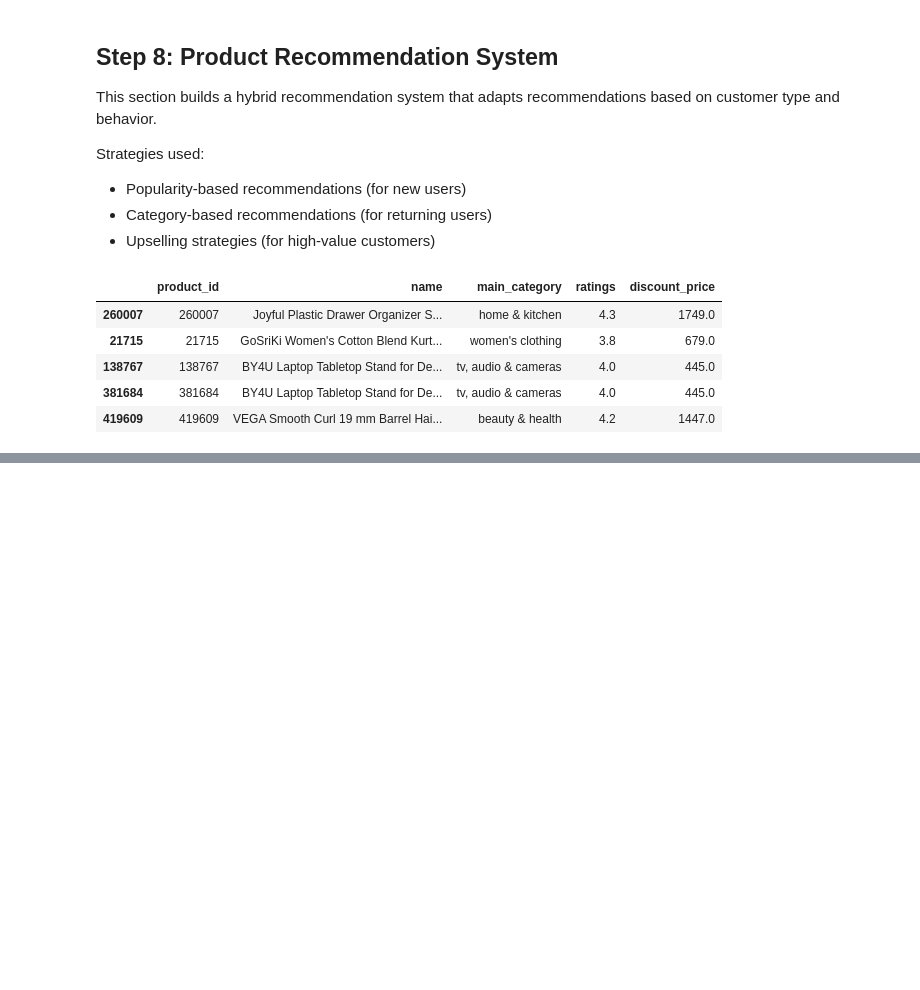
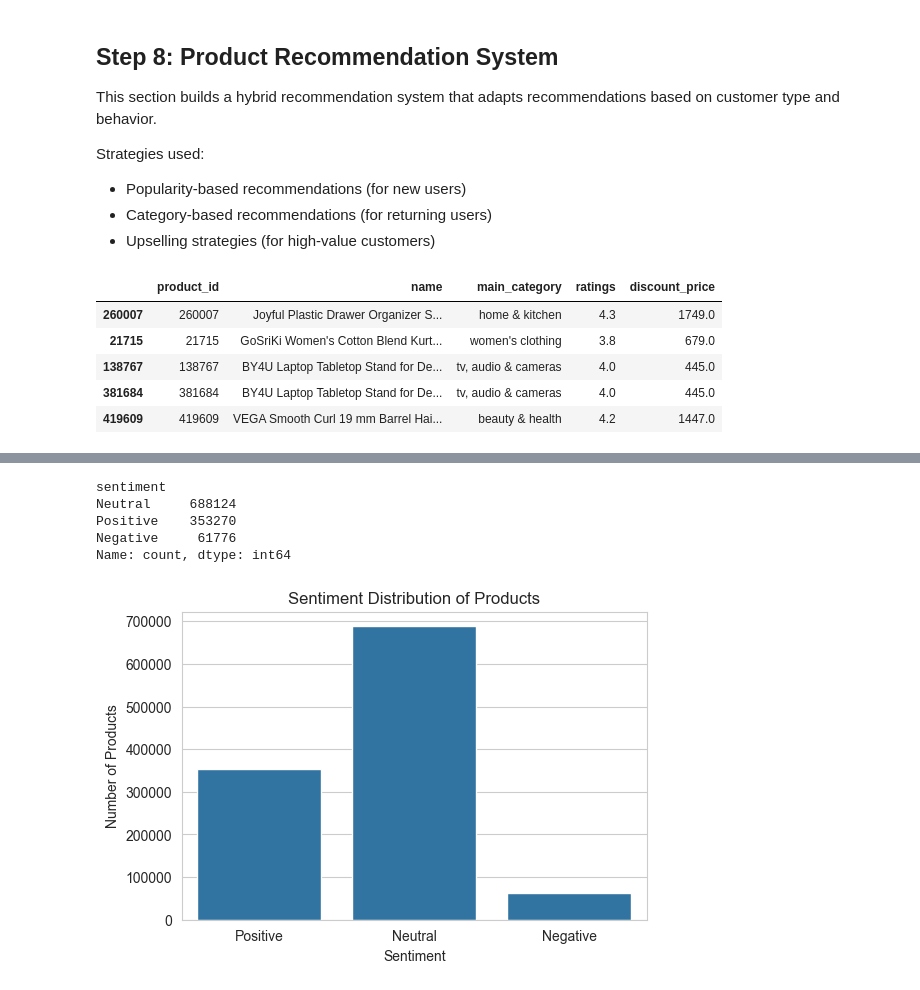
Before and after one commit to shankvarsh/amazon-recommendation-project, a Jupyter notebook: notebook/amazon_recommendation_system.ipynb, the cells around one changed output, grey strips where cells are left out. Drawn from its saved outputs; the diff is of its cells as text; code cells hidden in the pictures; blank space fills up the shorter version.

Commit message:
Add sentiment analysis and sentiment-aware recommendations

```diff
--- a/notebook/amazon_recommendation_system.ipynb
+++ b/notebook/amazon_recommendation_system.ipynb
@@ -758,0 +754,22 @@ Future Enhancements:
+# %%
+# Simple sentiment scoring
+def sentiment_score(text):
+    positive_words = ["excellent", "highly", "recommended", "very good", "works well"]
+    negative_words = ["poor", "not", "bad", "worse"]
+
+    score = 0
+    text = text.lower()
+
+    for word in positive_words:
+        if word in text:
+            score += 1
+
+    for word in negative_words:
+        if word in text:
+            score -= 1
+
+    return score
+
+amazon_df["sentiment_score"] = amazon_df["review_text"].apply(sentiment_score)
+
+amazon_df[["review_text", "sentiment_score"]].head()
@@ -758,0 +783,29 @@ Future Enhancements:
+# %%
+# Convert sentiment score to label
+def sentiment_label(score):
+    if score > 0:
+        return "Positive"
+    elif score < 0:
+        return "Negative"
+    else:
+        return "Neutral"
+
+amazon_df["sentiment"] = amazon_df["sentiment_score"].apply(sentiment_label)
+
+amazon_df["sentiment"].value_counts()
+# %% [output]
+sentiment
+Neutral     688124
+Positive    353270
+Negative     61776
+Name: count, dtype: int64
+# %%
+# Visualize sentiment distribution
+plt.figure(figsize=(6,4))
+sns.countplot(data=amazon_df, x="sentiment")
+plt.title("Sentiment Distribution of Products")
+plt.xlabel("Sentiment")
+plt.ylabel("Number of Products")
+plt.show()
+# %% [output]
+[figure, added]
```
Also changed, not shown: parts of 18 cells of this notebook.
